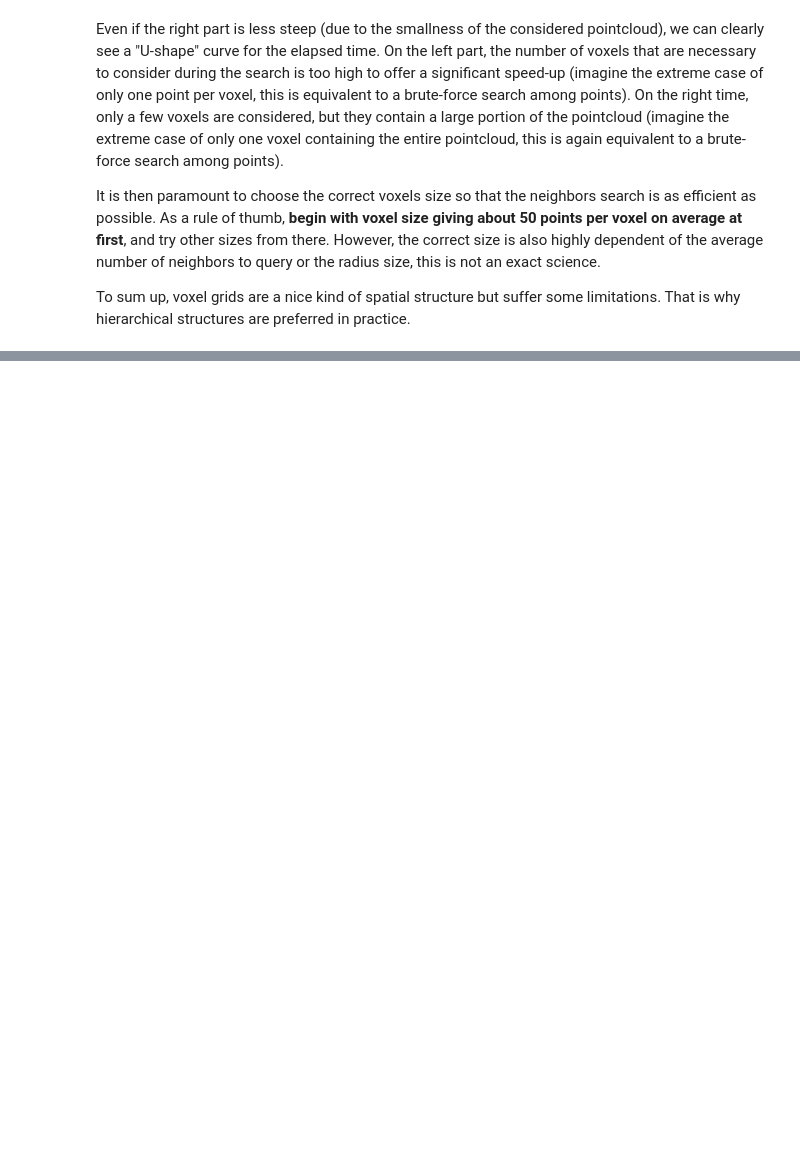
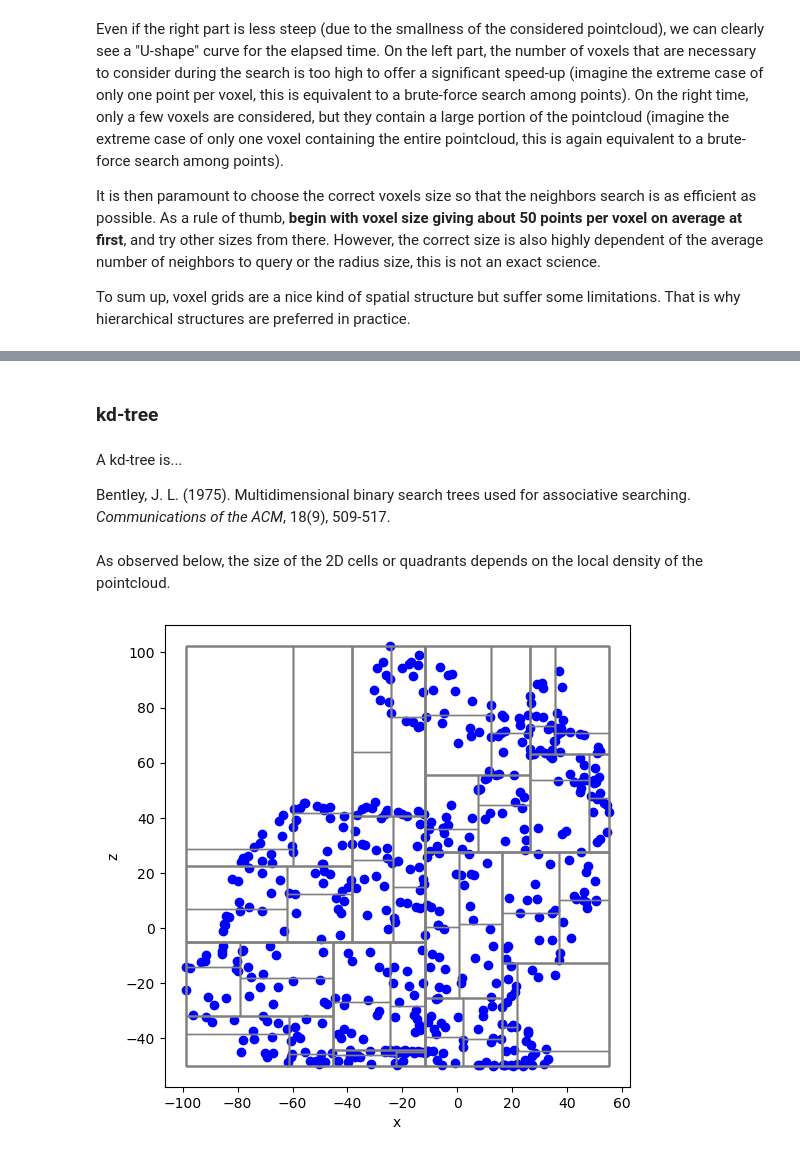
Before and after one commit to jlgregorio/tutorials-pointcloud-python, a Jupyter notebook: 2.spatial_indexing.ipynb, the cells around one changed output, grey strips where cells are left out. Drawn from its saved outputs; the diff is of its cells as text; code cells hidden in the pictures; blank space fills up the shorter version.

```diff
--- a/2.spatial_indexing.ipynb
+++ b/2.spatial_indexing.ipynb
@@ -489,0 +847,6 @@ To sum up, voxel grids are a nice kind of spatial structure but suffer some limi
+# %% [markdown]
+### kd-tree
+# %% [markdown]
+A kd-tree is...
+
+Bentley, J. L. (1975). Multidimensional binary search trees used for associative searching. *Communications of the ACM*, 18(9), 509-517.
@@ -489,0 +966,23 @@ To sum up, voxel grids are a nice kind of spatial structure but suffer some limi
+# %% [markdown]
+As observed below, the size of the 2D cells or quadrants depends on the local density of the pointcloud.
+# %%
+# Build kdtree
+kdtree = KdTree(points_sample_2d)
+
+from matplotlib.patches import Rectangle
+
+fig = plt.figure(figsize=(6, 6))
+ax = fig.add_subplot()
+ax.scatter(points_sample_2d[:, 0], points_sample_2d[:, 1],
+          color="blue")
+for node in kdtree.nodes:
+    anchor_point, dimensions = node.geometry
+    length, width = dimensions
+    rect = Rectangle(anchor_point, length, width, color="gray", fill=False, lw=1)
+    ax.add_patch(rect)
+ax.set_xlabel('x')
+ax.set_ylabel('z')
+plt.axis("equal")
+plt.show()
+# %% [output]
+[figure, added]
```
Also changed, not shown: parts of 30 cells of this notebook, 2 other files.
